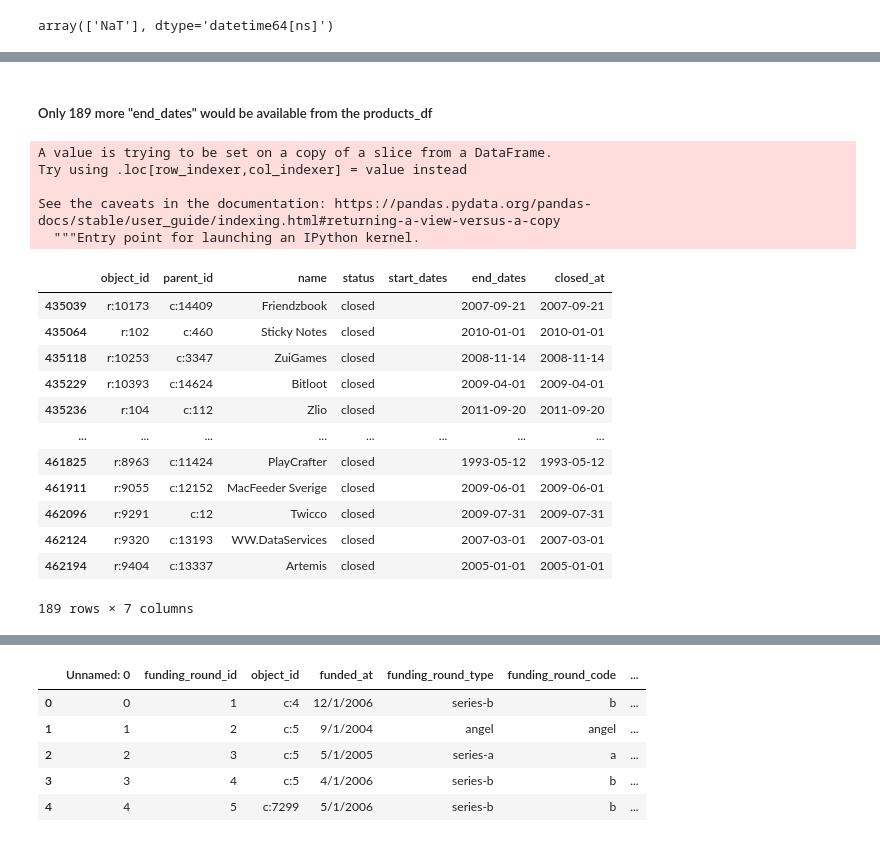
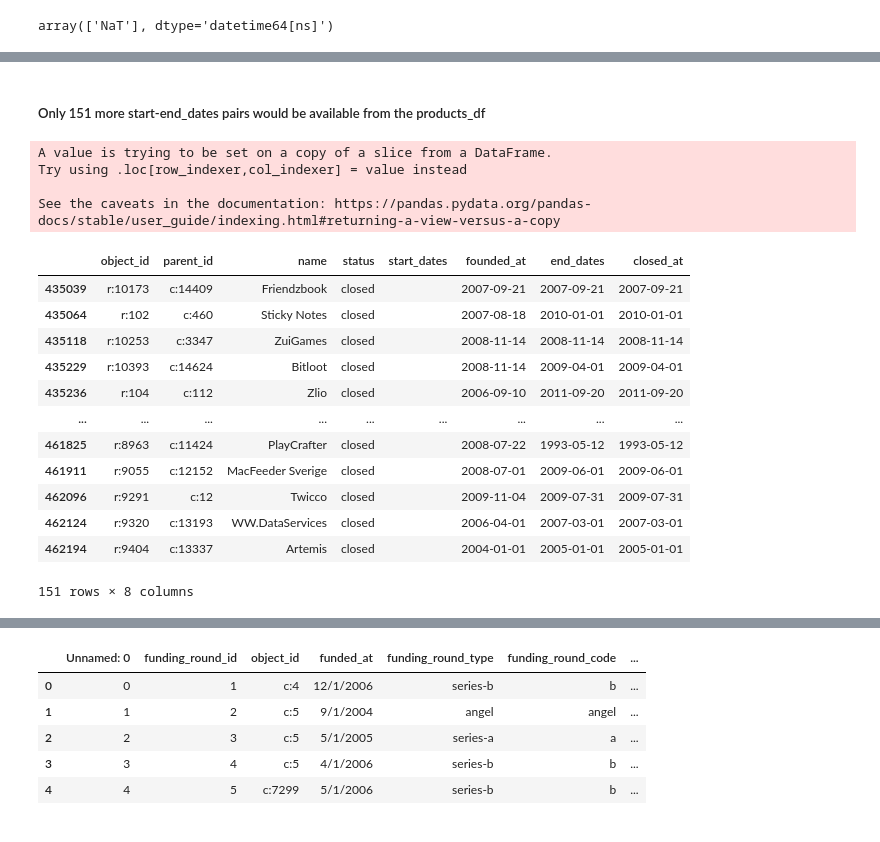
Before and after one commit to PaulIsenberg/FWIP_Venture, a Jupyter notebook: transform_end_date.ipynb, the cells around one changed output, grey strips where cells are left out. Drawn from its saved outputs; the diff is of its cells as text; code cells hidden in the pictures.

```diff
--- a/transform_end_date.ipynb
+++ b/transform_end_date.ipynb
@@ -396,7 +410,7 @@ cleaned_end_products_df.columns.to_list
 # Dropping all redundant columns
 
 ce2_products_df = cleaned_end_products_df.drop(['entity_type',
-       'category_code', 'founded_at', 'first_investment_at', 'first_funding_at', 'country_code', 'state_code',
+       'category_code', 'first_investment_at', 'first_funding_at', 'country_code', 'state_code',
        'city', 'region', 'investment_rounds', 'invested_companies',
        'funding_rounds', 'funding_total_usd', 'first_milestone_at', 'last_milestone_at',
        'milestones', 'relationships'], axis=1)
@@ -462,0 +477,3 @@ products_df_final
+# %%
+products_df_final_2 = products_df_final[products_df_final['founded_at'].notna()]
+products_df_final_2
@@ -463,24 +494,24 @@ products_df_final
 # %% [markdown]
-##### Only 189 more "end_dates" would be available from the products_df
+##### Only 151 more start-end_dates pairs would be available from the products_df
 # %%
-products_df_final['end_dates'] = products_df_final.apply(lambda row : (row['closed_at']), axis = 1)
-products_df_final
+# Final product df with start and end dates
+products_df_final_2['end_dates'] = products_df_final_2.apply(lambda row : (row['closed_at']), axis = 1)
+products_df_final_2
 # %% [output]
 A value is trying to be set on a copy of a slice from a DataFrame.
 Try using .loc[row_indexer,col_indexer] = value instead
 
 See the caveats in the documentation: https://pandas.pydata.org/pandas-docs/stable/user_guide/indexing.html#returning-a-view-versus-a-copy
-  """Entry point for launching an IPython kernel.
-|  | object_id | parent_id | name | status | start_dates | end_dates | closed_at |
-| 435039 | r:10173 | c:14409 | Friendzbook | closed |  | 2007-09-21 | 2007-09-21 |
-| 435064 | r:102 | c:460 | Sticky Notes | closed |  | 2010-01-01 | 2010-01-01 |
-| 435118 | r:10253 | c:3347 | ZuiGames | closed |  | 2008-11-14 | 2008-11-14 |
-| 435229 | r:10393 | c:14624 | Bitloot | closed |  | 2009-04-01 | 2009-04-01 |
-| 435236 | r:104 | c:112 | Zlio | closed |  | 2011-09-20 | 2011-09-20 |
-| ... | ... | ... | ... | ... | ... | ... | ... |
-| 461825 | r:8963 | c:11424 | PlayCrafter | closed |  | 1993-05-12 | 1993-05-12 |
-| 461911 | r:9055 | c:12152 | MacFeeder Sverige | closed |  | 2009-06-01 | 2009-06-01 |
-| 462096 | r:9291 | c:12 | Twicco | closed |  | 2009-07-31 | 2009-07-31 |
-| 462124 | r:9320 | c:13193 | WW.DataServices | closed |  | 2007-03-01 | 2007-03-01 |
-| 462194 | r:9404 | c:13337 | Artemis | closed |  | 2005-01-01 | 2005-01-01 |
+|  | object_id | parent_id | name | status | start_dates | founded_at | end_dates | closed_at |
+| 435039 | r:10173 | c:14409 | Friendzbook | closed |  | 2007-09-21 | 2007-09-21 | 2007-09-21 |
+| 435064 | r:102 | c:460 | Sticky Notes | closed |  | 2007-08-18 | 2010-01-01 | 2010-01-01 |
+| 435118 | r:10253 | c:3347 | ZuiGames | closed |  | 2008-11-14 | 2008-11-14 | 2008-11-14 |
+| 435229 | r:10393 | c:14624 | Bitloot | closed |  | 2008-11-14 | 2009-04-01 | 2009-04-01 |
+| 435236 | r:104 | c:112 | Zlio | closed |  | 2006-09-10 | 2011-09-20 | 2011-09-20 |
+| ... | ... | ... | ... | ... | ... | ... | ... | ... |
+| 461825 | r:8963 | c:11424 | PlayCrafter | closed |  | 2008-07-22 | 1993-05-12 | 1993-05-12 |
+| 461911 | r:9055 | c:12152 | MacFeeder Sverige | closed |  | 2008-07-01 | 2009-06-01 | 2009-06-01 |
+| 462096 | r:9291 | c:12 | Twicco | closed |  | 2009-11-04 | 2009-07-31 | 2009-07-31 |
+| 462124 | r:9320 | c:13193 | WW.DataServices | closed |  | 2006-04-01 | 2007-03-01 | 2007-03-01 |
+| 462194 | r:9404 | c:13337 | Artemis | closed |  | 2004-01-01 | 2005-01-01 | 2005-01-01 |
-189 rows × 7 columns
+151 rows × 8 columns
```
Also changed, not shown: parts of 24 cells of this notebook.
